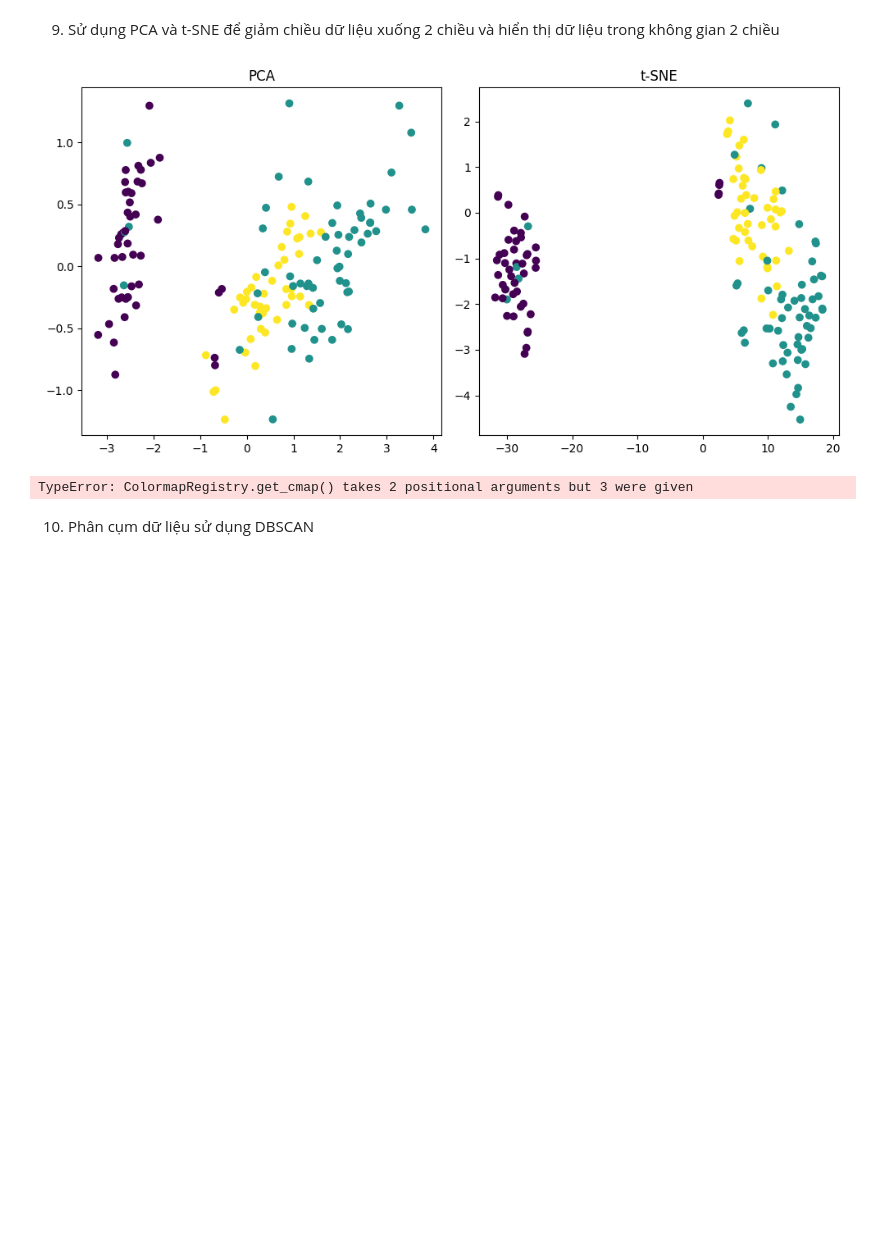
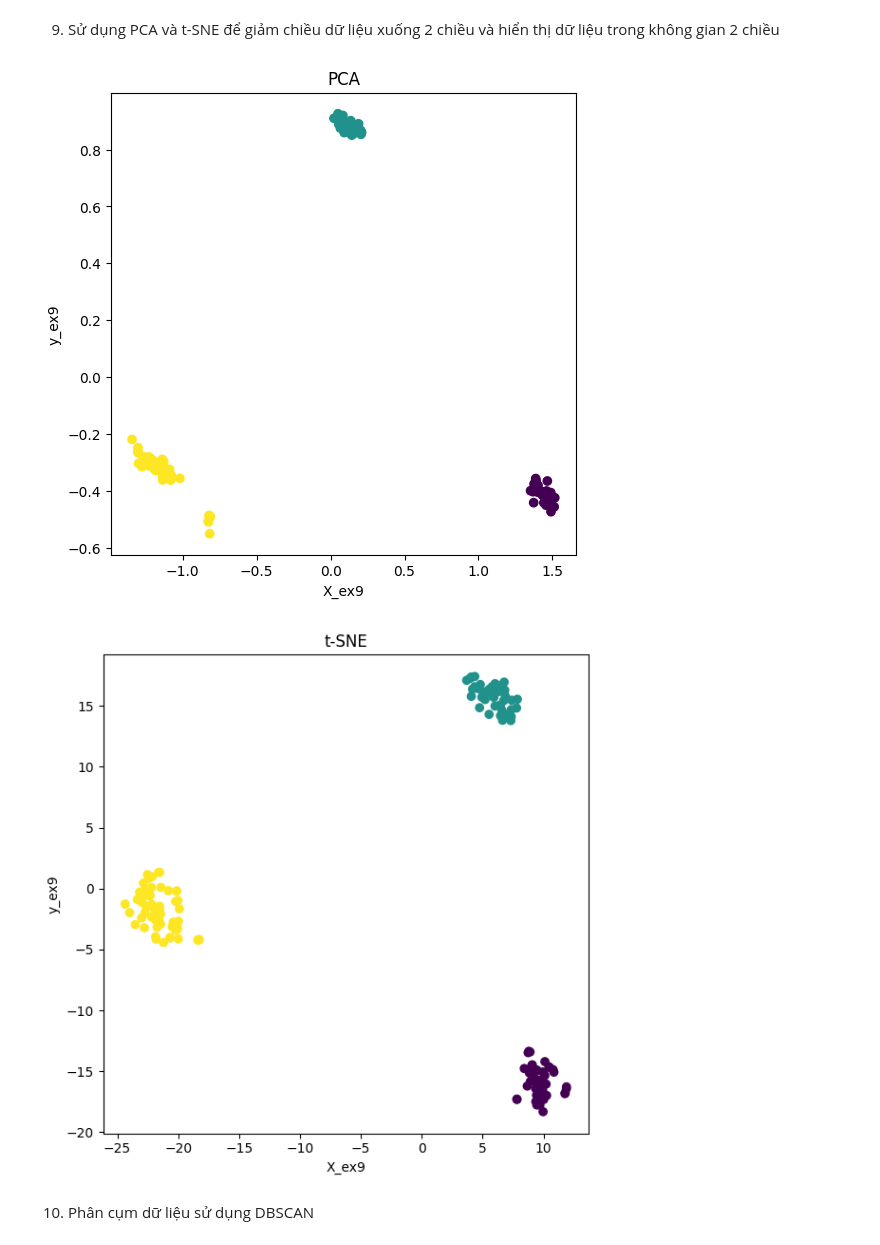
Before and after one commit to ducanhptitb19cn028/AiAdvancePractice, a Jupyter notebook: Nguyen Ngoc Duc Anh_P4AI_BT1/advanced_assignment.ipynb, the cells around one changed output. Cells and saved outputs as stored; diff of their text form; code cells hidden in the pictures; blank space fills up the shorter version.

```diff
--- a/Nguyen Ngoc Duc Anh_P4AI_BT1/advanced_assignment.ipynb
+++ b/Nguyen Ngoc Duc Anh_P4AI_BT1/advanced_assignment.ipynb
@@ -236,43 +241,37 @@ Predicted Variety: Setosa
 # %% [markdown]
 9. Sử dụng PCA và t-SNE để giảm chiều dữ liệu xuống 2 chiều và hiển thị dữ liệu trong không gian 2 chiều
-# %%
-ex9_data = pd.read_csv("bai2.csv")
-X = ex9_data[['sepal.length', 'sepal.width', 'petal.length', 'petal.width']]
-y = ex9_data['variety']
-y = pd.factorize(y)[0]
-
-
-pca = PCA(n_components=2)
-X_pca = pca.fit_transform(X)
-
-tsne = TSNE(n_components=2)
-X_tsne = tsne.fit_transform(X)
-
-plt.figure(figsize= (10,5))
-plt.subplot(1, 2, 1)
-plt.scatter(X_pca[:, 0], X_pca[:, 1], c=y)
-plt.title('PCA')
-
-plt.subplot(1, 2, 2)
-plt.scatter(X_tsne[:, 0], X_tsne[:, 1], c=y)
-plt.title('t-SNE')
-plt.tight_layout()
-plt.show()
-
-# Tạo một colorbar để hiển thị giải thích màu sắc
-legend_labels = ex9_data['variety']  # Lấy các giá trị duy nhất của thuộc tính 'variety'
-colors = matplotlib.colormaps.get_cmap('viridis', len(legend_labels))  # Chọn bảng màu và số màu tương ứng
-
-# Vẽ colorbar
-plt.figure(figsize=(5, 1))
-plt.imshow([range(len(legend_labels))], cmap='viridis', aspect='auto')
-plt.xticks(range(len(legend_labels)), legend_labels)
-plt.yticks([])
-plt.title('Color Legend')
-plt.show()
-# %% [output]
-[figure, removed]
-TypeError: ColormapRegistry.get_cmap() takes 2 positional arguments but 3 were given
+# %%
+ex9_data = pd.read_csv("bai5.csv")
+X_ex9 = ex9_data.drop('variety', axis=1)
+y_ex9 = ex9_data['variety']
+
+
+
+pca = PCA(n_components=2)
+X_pca = pca.fit_transform(ex9_data)
+# display(X_pca)
+
+tsne = TSNE(n_components=2)
+X_tsne = tsne.fit_transform(ex9_data)
+# display(X_tsne)
+
+plt.figure(figsize= (6,6))
+plt.scatter(X_pca[:, 0], X_pca[:, 1], c=y_ex9)
+plt.xlabel("X_ex9")
+plt.ylabel("y_ex9")
+plt.title('PCA')
+
+
+plt.figure(figsize= (6,6))
+plt.scatter(X_tsne[:, 0], X_tsne[:, 1], c=y_ex9)
+plt.title('t-SNE')
+plt.xlabel("X_ex9")
+plt.ylabel("y_ex9")
+plt.tight_layout()
+plt.show()
+# %% [output]
+[figure, added]
+[figure, added]
 # %% [markdown]
 10. Phân cụm dữ liệu sử dụng DBSCAN
 # %%
```
Also changed, not shown: parts of 6 cells of this notebook, 6 other files.
